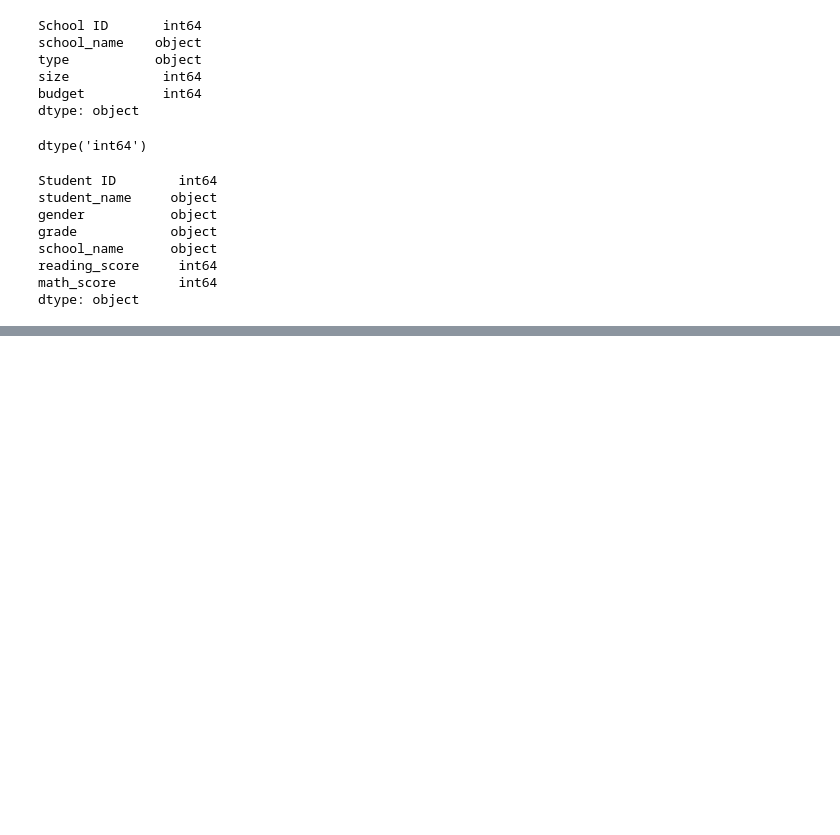
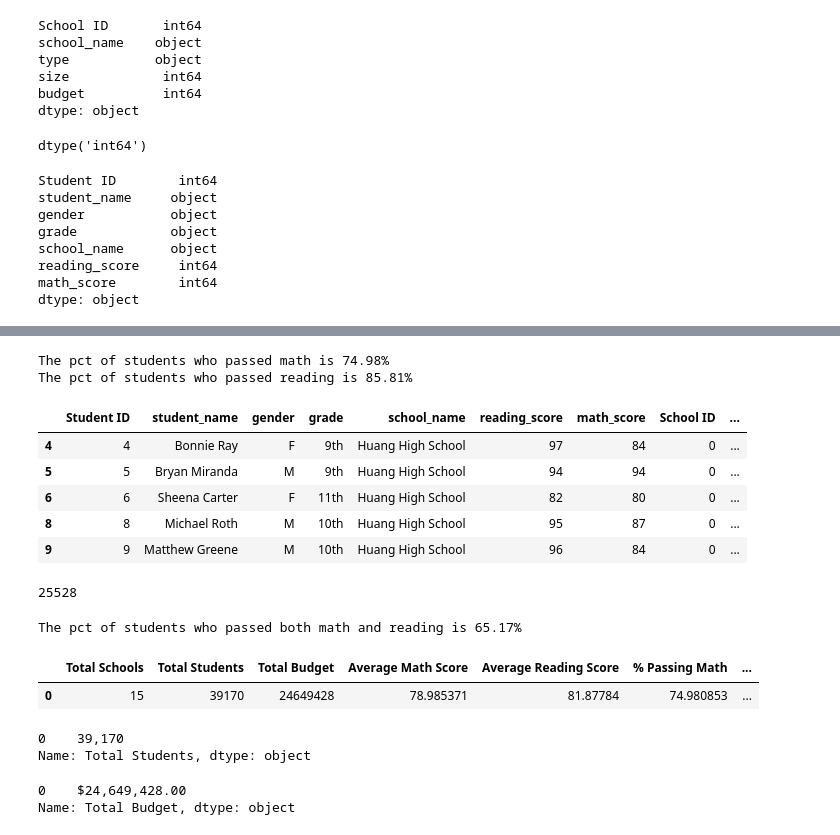
Before and after one commit to catsquared/school_district_analysis, a Jupyter notebook: PyCitySchools.ipynb, the cells around one changed output, grey strips where cells are left out. Drawn from its saved outputs; the diff is of its cells as text; code cells hidden in the pictures; blank space fills up the shorter version.

```diff
--- a/PyCitySchools.ipynb
+++ b/PyCitySchools.ipynb
@@ -149,0 +213,9 @@ for ps in prefix_suffix:
+# %%
+# Determine passing percentages in reading, math, and overall
+# Passing score is 70
+passing_score = 70
+
+# New dataframe where math score is greater or equal to passing_score
+# Returns a list of boolean values
+passing_math = school_data_complete_df.math_score >= passing_score
+passing_reading = school_data_complete_df.reading_score >= passing_score
@@ -149,0 +268,71 @@ for ps in prefix_suffix:
+# %%
+# Get the Percentages of students who passed math and reading respectively
+math_pct = passing_math_total / student_count * 100
+reading_pct = passing_reading_total / student_count * 100
+print(f"The pct of students who passed math is {math_pct:.2f}%")
+print(f"The pct of students who passed reading is {reading_pct:.2f}%")
+# %% [output]
+The pct of students who passed math is 74.98%
+The pct of students who passed reading is 85.81%
+# %%
+# Get the dataframe of students who passed both math and reading
+passing_both_df = school_data_complete_df[
+    (school_data_complete_df.math_score >= passing_score) &
+    (school_data_complete_df.reading_score >= passing_score)
+]
+passing_both_df.head()
+# %% [output]
+|  | Student ID | student_name | gender | grade | school_name | reading_score | math_score | School ID | ... |
+| 4 | 4 | Bonnie Ray | F | 9th | Huang High School | 97 | 84 | 0 | ... |
+| 5 | 5 | Bryan Miranda | M | 9th | Huang High School | 94 | 94 | 0 | ... |
+| 6 | 6 | Sheena Carter | F | 11th | Huang High School | 82 | 80 | 0 | ... |
+| 8 | 8 | Michael Roth | M | 10th | Huang High School | 95 | 87 | 0 | ... |
+| 9 | 9 | Matthew Greene | M | 10th | Huang High School | 96 | 84 | 0 | ... |
+# %%
+# Get the total number of students who passed both math and reading
+passing_both_total = passing_both_df.student_name.count()
+passing_both_total
+# %% [output]
+25528
+# %%
+# Get the percentage of students who passed both math and reading
+both_pct = passing_both_total / student_count * 100
+print(f"The pct of students who passed both math and reading is {both_pct:.2f}%")
+# %% [output]
+The pct of students who passed both math and reading is 65.17%
+# %%
+# Add summary statistics into one dataframe
+district_summary_df = pd.DataFrame(
+    [
+        {
+            "Total Schools": school_count,
+            "Total Students": student_count,
+            "Total Budget": district_budget,
+            "Average Math Score": math_avg,
+            "Average Reading Score": reading_avg,
+            "% Passing Math": math_pct,
+            "% Passing Reading": reading_pct,
+            "% Overall Passing": both_pct
+        }
+    ]
+)
+district_summary_df
+# %% [output]
+|  | Total Schools | Total Students | Total Budget | Average Math Score | Average Reading Score | % Passing Math | ... |
+| 0 | 15 | 39170 | 24649428 | 78.985371 | 81.87784 | 74.980853 | ... |
+# %%
+# Format the "Total Students" to have the comma for a thousands separator.
+district_summary_df["Total Students"] = district_summary_df["Total Students"].map("{:,}".format)
+
+district_summary_df["Total Students"]
+# %% [output]
+0    39,170
+Name: Total Students, dtype: object
+# %%
+# Format the "Total Budget" to have the comma for a thousands separator and dollar sign
+district_summary_df["Total Budget"] = district_summary_df["Total Budget"].map("${:,.2f}".format)
+
+district_summary_df["Total Budget"]
+# %% [output]
+0    $24,649,428.00
+Name: Total Budget, dtype: object
```
Also changed, not shown: parts of 18 cells of this notebook.
